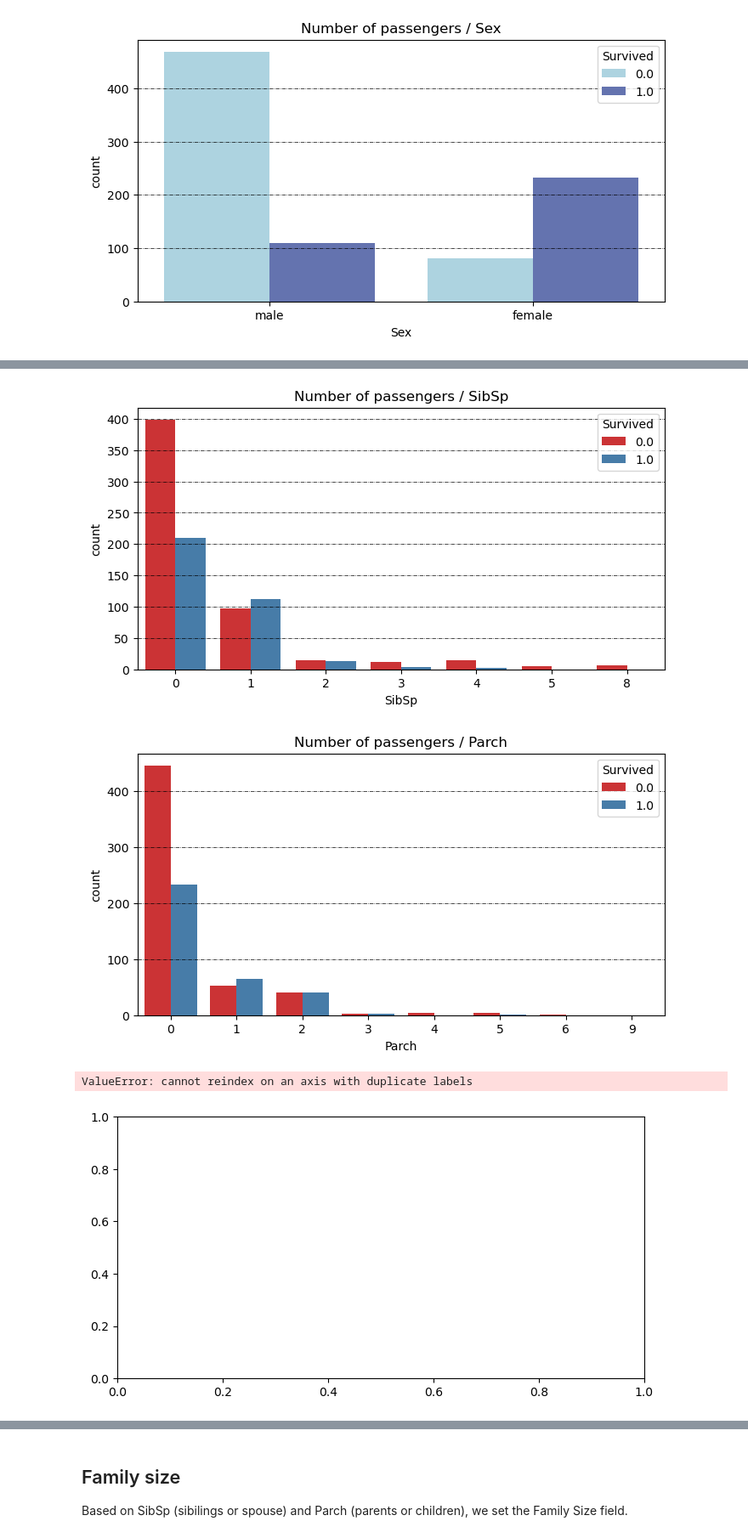
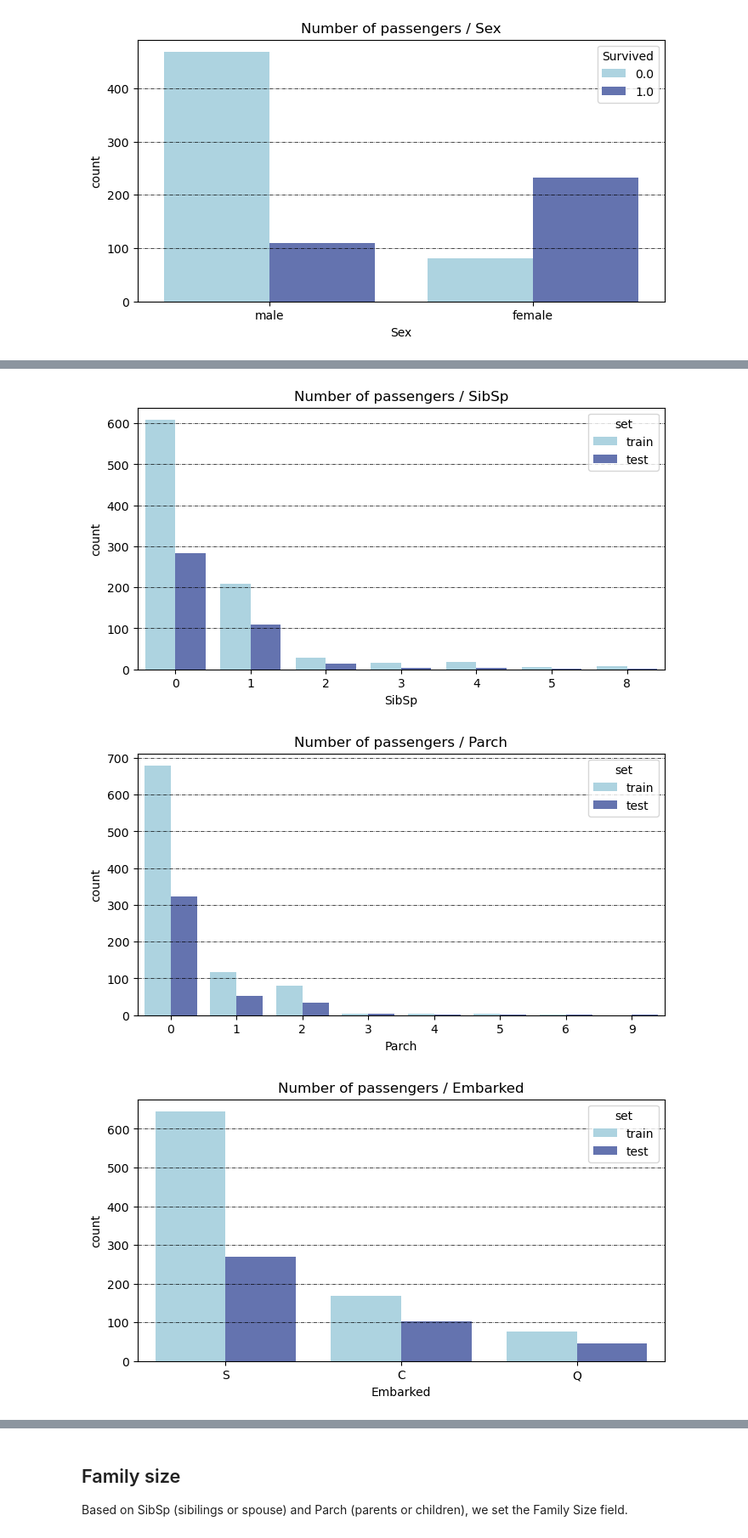
Before and after one commit to congminh-nguyen/titanic_problem_set, a Jupyter notebook: notesbook/Titanic Data Journey.ipynb, the cells around one changed output, grey strips where cells are left out. Shown at 85% size. Cells and saved outputs as stored; diff of their text form; code cells hidden in the pictures.

```diff
--- a/notesbook/Titanic Data Journey.ipynb
+++ b/notesbook/Titanic Data Journey.ipynb
@@ -210,15 +219,3 @@ all_df.head()
 plot_count_pairs(all_df, ["Sex"], hue="Survived", palette=color_list)
 # %% [output]
 [figure]
-# %%
-# Plot distribution pairs for "Sex" and hue as "Survived"
-color_list = ["#A5D7E8", "#576CBC", "#19376D", "#0b2447"]
-f, ax = plt.subplots(1, 1, figsize=(8, 4))
-for i, h in enumerate(train_df["Survived"].unique()):
-    g = sns.histplot(train_df.loc[train_df["Survived"]==h, "Sex"],
-                                  color=color_list[i],
-                                  ax=ax,
-                                  label=h)
-ax.set_title("Number of passengers / Sex")
-g.legend()
-plt.show()
@@ -232,5 +227,4 @@ plot_distribution(all_df, "Sex", hue="Survived", palette=color_list)
 # %%
 # Plot count pairs using all_df for the columns: Sex, Pclasss, SibSp, Parch, Embarked
-columns_to_plot = ["Sex", "Pclass", "SibSp", "Parch", "Embarked"]
-plot_count_pairs(all_df, columns_to_plot, hue="Survived")
+plot_count_pairs(all_df, ["Sex", "Pclass", "SibSp", "Parch", "Embarked"], hue="set", palette=color_list)
 # %% [output]
@@ -239,6 +233,5 @@ plot_count_pairs(all_df, columns_to_plot, hue="Survived")
-[figure, old version]
+[figure, new version]
-[figure, old version]
+[figure, new version]
-ValueError: cannot reindex on an axis with duplicate labels
-[figure, old version]
+[figure, new version]
 # %%
 # Plot count pairs using all_df for the columns: Sex, Pclasss, SibSp, Parch, Embarked and use "Survived" as hue.
```
Also changed, not shown: parts of 56 cells of this notebook, 6 other files.
